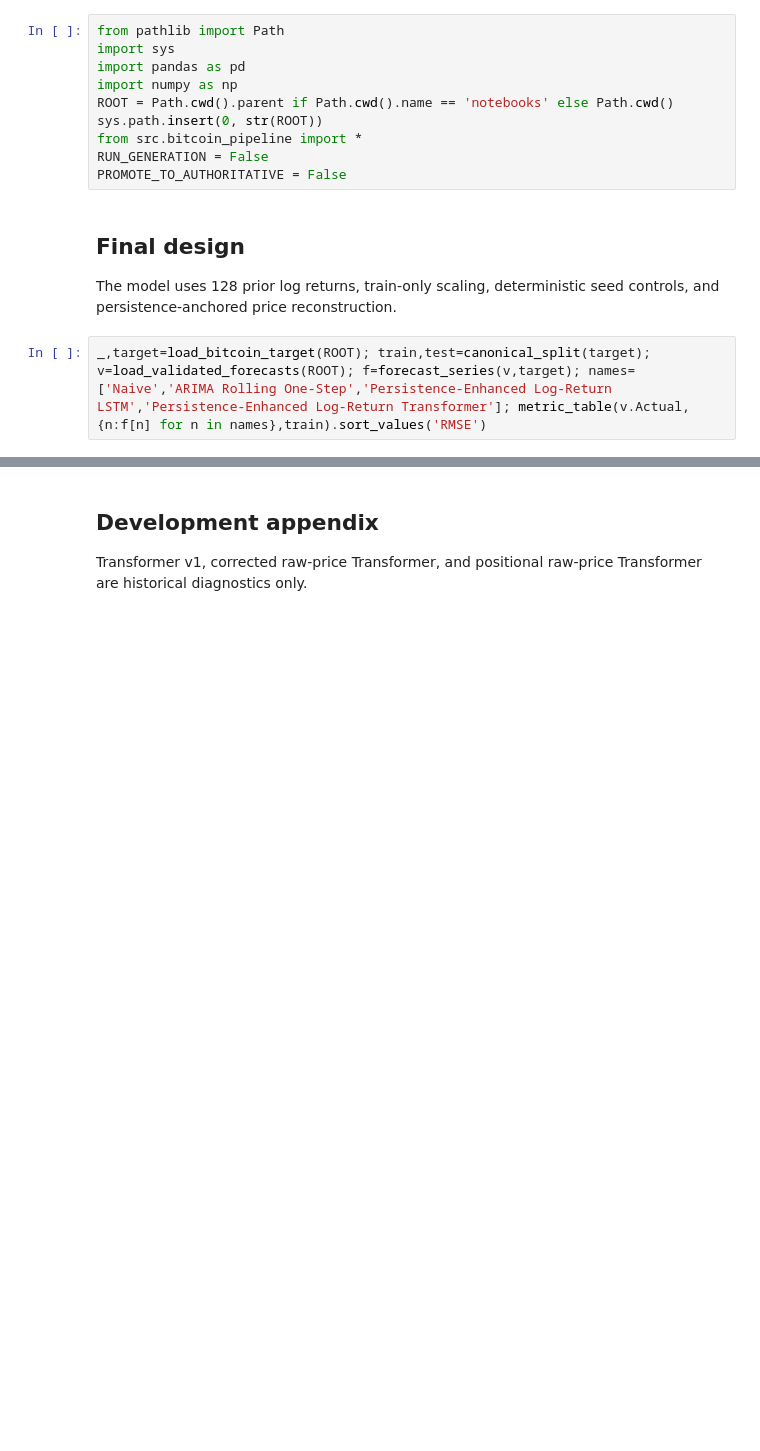
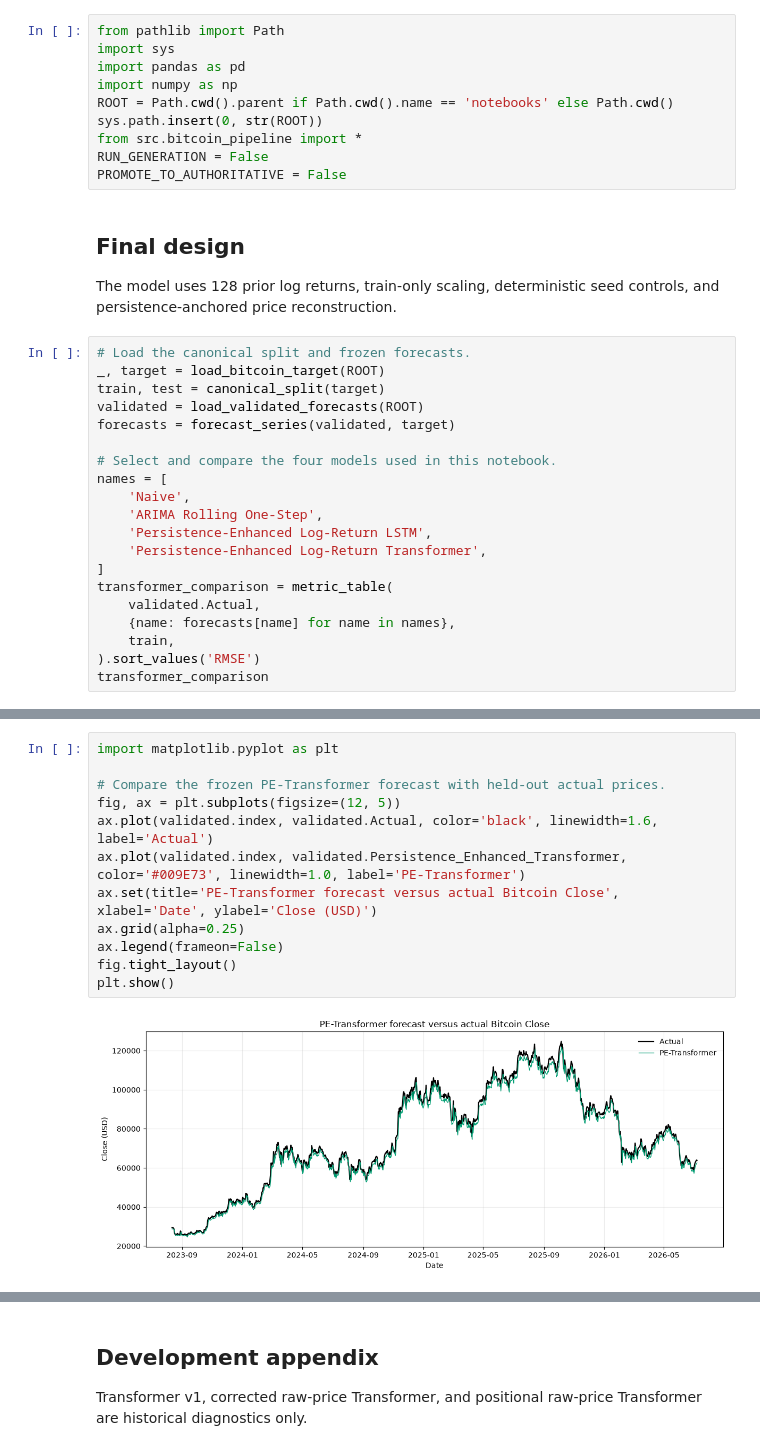
Before and after one commit to mdsoadsolaiman/Time-Series-Foundation-Models, a Jupyter notebook: notebooks/04_Bitcoin_PE_Transformer.ipynb, the cells around one changed output, grey strips where cells are left out. Drawn from its saved outputs; the diff is of its cells as text; blank space fills up the shorter version.

```diff
--- a/notebooks/04_Bitcoin_PE_Transformer.ipynb
+++ b/notebooks/04_Bitcoin_PE_Transformer.ipynb
@@ -32,7 +32,25 @@ PROMOTE_TO_AUTHORITATIVE = False
 ## Final design
 The model uses 128 prior log returns, train-only scaling, deterministic seed controls, and persistence-anchored price reconstruction.
 # %%
-_,target=load_bitcoin_target(ROOT); train,test=canonical_split(target); v=load_validated_forecasts(ROOT); f=forecast_series(v,target); names=['Naive','ARIMA Rolling One-Step','Persistence-Enhanced Log-Return LSTM','Persistence-Enhanced Log-Return Transformer']; metric_table(v.Actual,{n:f[n] for n in names},train).sort_values('RMSE')
+# Load the canonical split and frozen forecasts.
+_, target = load_bitcoin_target(ROOT)
+train, test = canonical_split(target)
+validated = load_validated_forecasts(ROOT)
+forecasts = forecast_series(validated, target)
+
+# Select and compare the four models used in this notebook.
+names = [
+    'Naive',
+    'ARIMA Rolling One-Step',
+    'Persistence-Enhanced Log-Return LSTM',
+    'Persistence-Enhanced Log-Return Transformer',
+]
+transformer_comparison = metric_table(
+    validated.Actual,
+    {name: forecasts[name] for name in names},
+    train,
+).sort_values('RMSE')
+transformer_comparison
 # %% [output]
 |  | MAE | RMSE | MAPE | sMAPE | MASE | N | Relative MAE vs Naive |
 | Model |  |  |  |  |  |  |  |
@@ -40,3 +58,17 @@ _,target=load_bitcoin_target(ROOT); train,test=canonical_split(target); v=load_v
 | ARIMA Rolling One-Step | 1299.874638 | 1866.302859 | 1.754004 | 1.754209 | 4.609396 | 1061 | 1.007379 |
 | Persistence-Enhanced Log-Return LSTM | 1321.365311 | 1881.091190 | 1.783956 | 1.791645 | 4.685603 | 1061 | 1.024034 |
 | Persistence-Enhanced Log-Return T... | 2019.366342 | 2559.749810 | 2.710936 | 2.759271 | 7.160736 | 1061 | 1.564972 |
+# %%
+import matplotlib.pyplot as plt
+
+# Compare the frozen PE-Transformer forecast with held-out actual prices.
+fig, ax = plt.subplots(figsize=(12, 5))
+ax.plot(validated.index, validated.Actual, color='black', linewidth=1.6, label='Actual')
+ax.plot(validated.index, validated.Persistence_Enhanced_Transformer, color='#009E73', linewidth=1.0, label='PE-Transformer')
+ax.set(title='PE-Transformer forecast versus actual Bitcoin Close', xlabel='Date', ylabel='Close (USD)')
+ax.grid(alpha=0.25)
+ax.legend(frameon=False)
+fig.tight_layout()
+plt.show()
+# %% [output]
+[figure, added]
```
Also changed, not shown: parts of 2 cells of this notebook, 5 other files.
